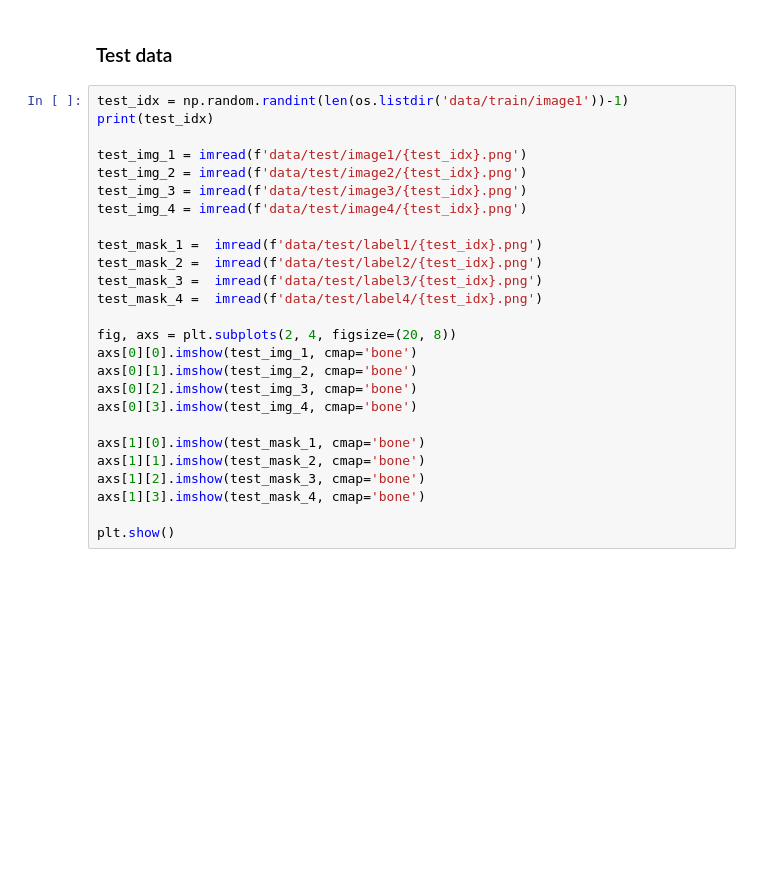
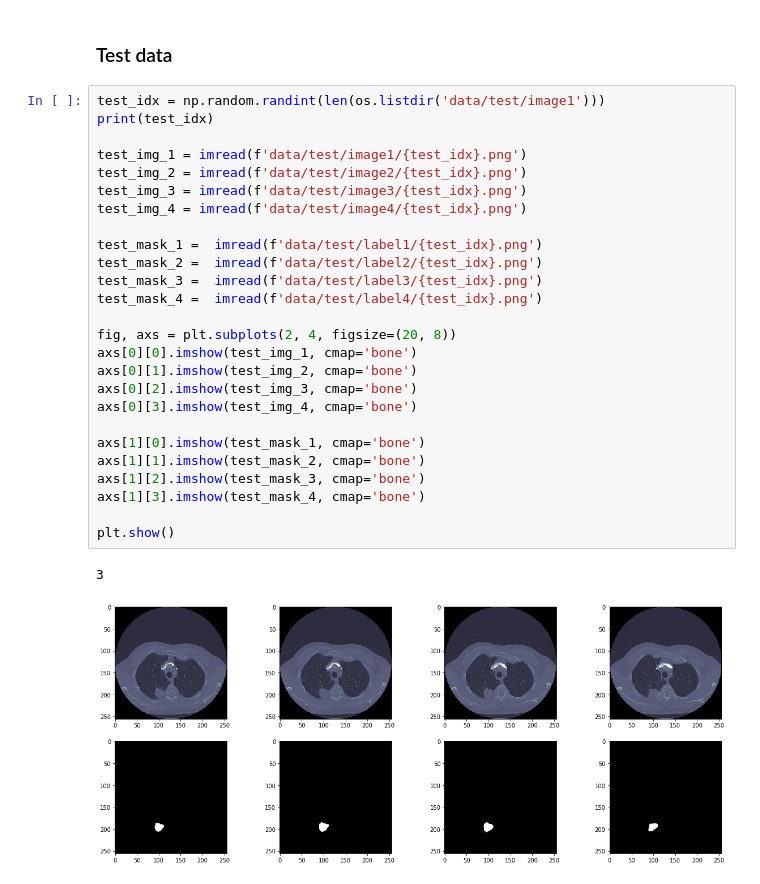
Before and after one commit to maggiebasta/lung-cancer-thesis, a Jupyter notebook: unet_3d/downloader.ipynb, the cells around one changed output. Cells and saved outputs as stored; diff of their text form; blank space fills up the shorter version.

```diff
--- a/unet_3d/downloader.ipynb
+++ b/unet_3d/downloader.ipynb
@@ -60,28 +66,31 @@ plt.show()
 
 ### Test data
 # %%
-test_idx = np.random.randint(len(os.listdir('data/train/image1'))-1)
+test_idx = np.random.randint(len(os.listdir('data/test/image1')))
 print(test_idx)
 
 test_img_1 = imread(f'data/test/image1/{test_idx}.png')
 test_img_2 = imread(f'data/test/image2/{test_idx}.png')
 test_img_3 = imread(f'data/test/image3/{test_idx}.png')
 test_img_4 = imread(f'data/test/image4/{test_idx}.png')
 
 test_mask_1 =  imread(f'data/test/label1/{test_idx}.png')
 test_mask_2 =  imread(f'data/test/label2/{test_idx}.png')
 test_mask_3 =  imread(f'data/test/label3/{test_idx}.png')
 test_mask_4 =  imread(f'data/test/label4/{test_idx}.png')
 
 fig, axs = plt.subplots(2, 4, figsize=(20, 8))
 axs[0][0].imshow(test_img_1, cmap='bone')
 axs[0][1].imshow(test_img_2, cmap='bone')
 axs[0][2].imshow(test_img_3, cmap='bone')
 axs[0][3].imshow(test_img_4, cmap='bone')
 
 axs[1][0].imshow(test_mask_1, cmap='bone')
 axs[1][1].imshow(test_mask_2, cmap='bone')
 axs[1][2].imshow(test_mask_3, cmap='bone')
 axs[1][3].imshow(test_mask_4, cmap='bone')
 
 plt.show()
+# %% [output]
+3
+[figure, added]
```
Also changed, not shown: parts of 3 cells of this notebook, 1 other file.
